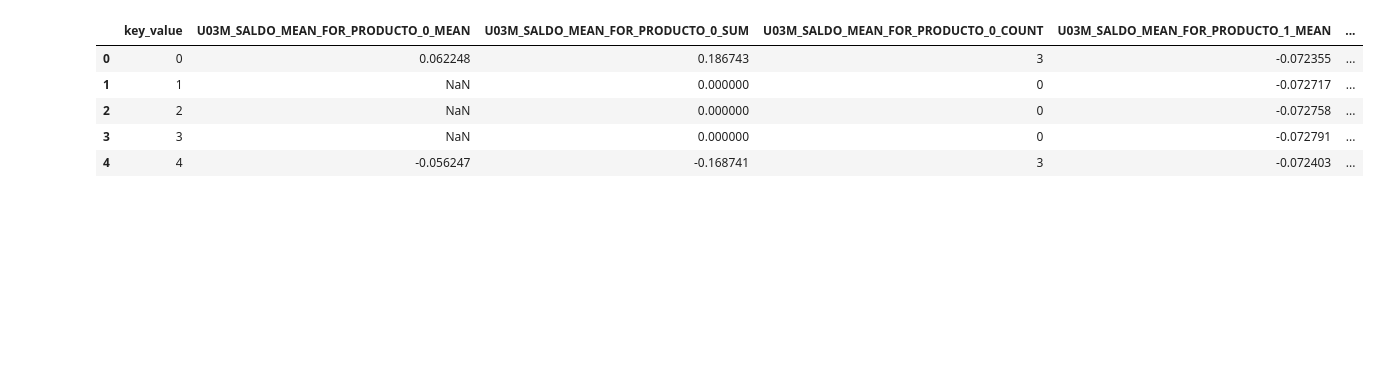
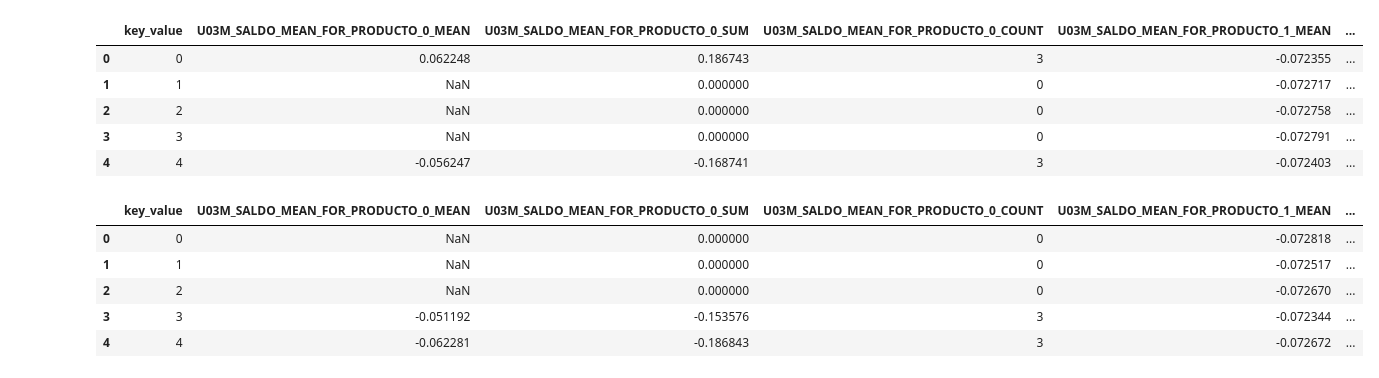
Before and after one commit to mlaricobar/solution-datathon-interbank-2020, a Jupyter notebook: [03] Feature Engineering.ipynb, the cells around one changed output. Saved outputs shown, nothing was run; the diff lists cells and outputs as text; code cells hidden in the pictures; blank space fills up the shorter version.

```diff
--- a/[03] Feature Engineering.ipynb
+++ b/[03] Feature Engineering.ipynb
@@ -165,3 +148,12 @@ df_rcc_agg.head()
 | 2 | 2 | NaN | 0.000000 | 0 | -0.072758 | ... |
 | 3 | 3 | NaN | 0.000000 | 0 | -0.072791 | ... |
 | 4 | 4 | -0.056247 | -0.168741 | 3 | -0.072403 | ... |
+# %%
+df_rcc_test_agg.head()
+# %% [output]
+|  | key_value | U03M_SALDO_MEAN_FOR_PRODUCTO_0_MEAN | U03M_SALDO_MEAN_FOR_PRODUCTO_0_SUM | U03M_SALDO_MEAN_FOR_PRODUCTO_0_COUNT | U03M_SALDO_MEAN_FOR_PRODUCTO_1_MEAN | ... |
+| 0 | 0 | NaN | 0.000000 | 0 | -0.072818 | ... |
+| 1 | 1 | NaN | 0.000000 | 0 | -0.072517 | ... |
+| 2 | 2 | NaN | 0.000000 | 0 | -0.072670 | ... |
+| 3 | 3 | -0.051192 | -0.153576 | 3 | -0.072344 | ... |
+| 4 | 4 | -0.062281 | -0.186843 | 3 | -0.072672 | ... |
```
Also changed, not shown: parts of 27 cells of this notebook.
